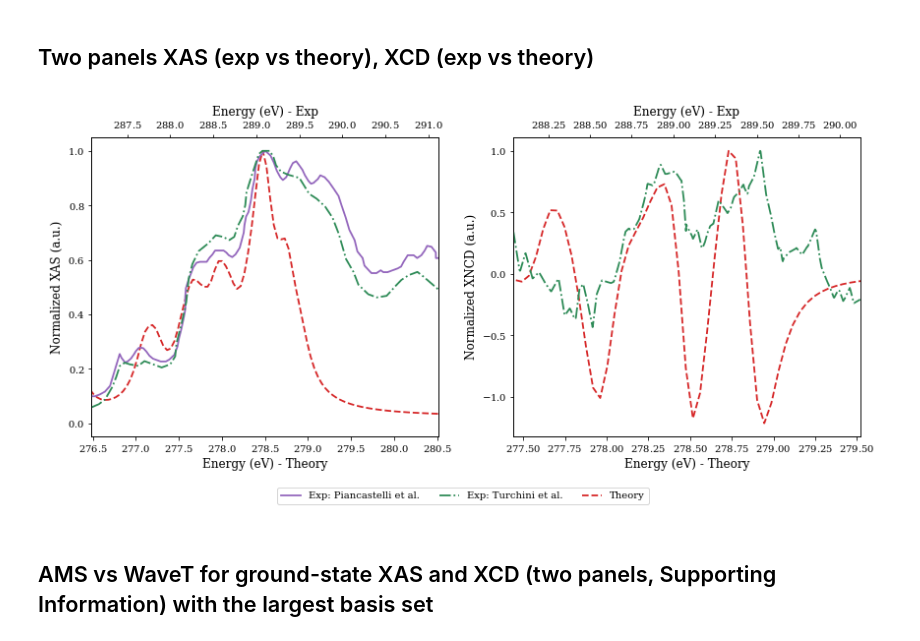
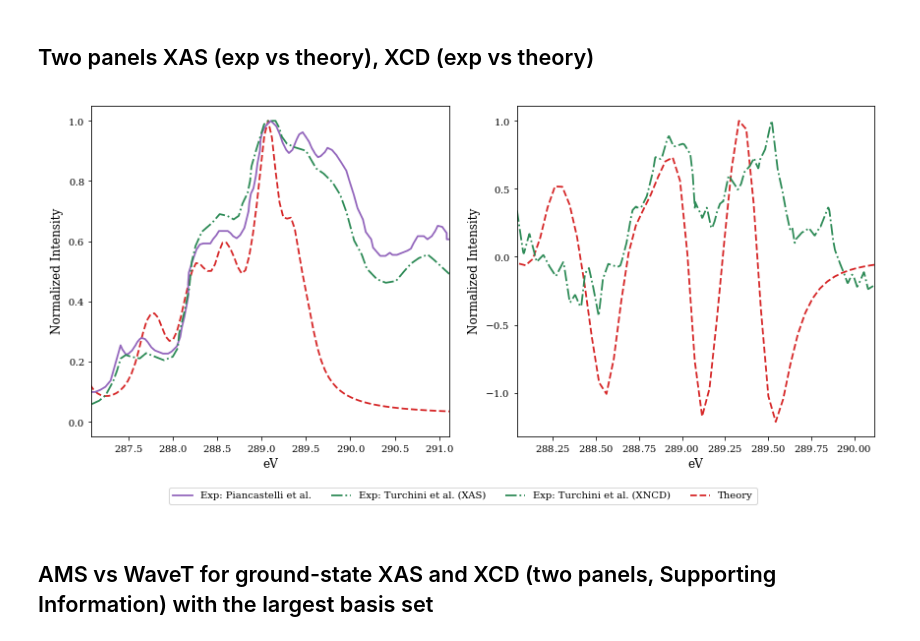
Before and after one commit to Spoksonat/article-xas-xncd, a Jupyter notebook: notebooks/plots.ipynb, the cells around one changed output. Drawn from its saved outputs; the diff is of its cells as text; code cells hidden in the pictures.

Commit message:
Labels updated

```diff
--- a/notebooks/plots.ipynb
+++ b/notebooks/plots.ipynb
@@ -1301,91 +1231,75 @@ E_exp_XAS_piancastelli, XAS_exp_piancastelli = data_exp_XAS_piancastelli[:, 0],
 E_exp_XAS_turchini, XAS_exp_turchini = data_exp_XAS_turchini[:, 0]-0.1, data_exp_XAS_turchini[:, 1]
 E_exp_XCD_turchini, XCD_exp_turchini = data_exp_XCD_turchini[:, 0]-0.1, data_exp_XCD_turchini[:, 1]
 # %%
-fig = plt.figure(figsize=(12, 6))
+fig, (ax1, ax2) = plt.subplots(1, 2, figsize=(12, 6))
+
+# Align calculated spectra to the experimental photon-energy scale (same offset as previous twin-x setup)
+shift_ev = 10.6
 
 # Consistent styles by source across all subplots
 style_piancastelli = {"color": "tab:purple", "linestyle": "-", "linewidth": 1.8}
 style_turchini = {"color": "#2E8B57", "linestyle": "-.", "linewidth": 1.8}
 style_theory = {"color": "#d62728", "linestyle": "--", "linewidth": 1.8}
 
-# Subplot 1: XAS (single Y axis)
-ax1_calc = fig.add_subplot(1, 2, 1)
-ax1_exp = ax1_calc.twiny()
-
-# Calculated spectrum -> bottom X + shared Y
-line_calc_xas, = ax1_calc.plot(
-    E_gas_xas_bs2_gs_lg,
+# Subplot 1: XAS (single X, single Y)
+line_calc_xas, = ax1.plot(
+    E_gas_xas_bs2_gs_lg + shift_ev,
     xas_bs2_gs_lg / np.max(xas_bs2_gs_lg),
     label="Theory",
     **style_theory,
 )
-ax1_calc.set_xlim(E_exp_XAS_turchini.min() - 10.6, E_exp_XAS_turchini.max() - 10.6)
-ax1_calc.set_xlabel("Energy (eV) - Theory")
-ax1_calc.set_ylabel("Normalized XAS (a.u.)")
-
-# Experimental spectra -> top X + shared Y
-line_exp_pia, = ax1_exp.plot(
+line_exp_pia, = ax1.plot(
     E_exp_XAS_piancastelli,
     XAS_exp_piancastelli / np.max(XAS_exp_piancastelli),
     label="Exp: Piancastelli et al.",
     **style_piancastelli,
 )
-line_exp_tur_xas, = ax1_exp.plot(
+line_exp_tur_xas, = ax1.plot(
     E_exp_XAS_turchini,
     XAS_exp_turchini / np.max(XAS_exp_turchini),
-    label="Exp: Turchini et al.",
+    label="Exp: Turchini et al. (XAS)",
     **style_turchini,
 )
-ax1_exp.set_xlim(E_exp_XAS_turchini.min(), E_exp_XAS_turchini.max())
-ax1_exp.set_xlabel("Energy (eV) - Exp")
+ax1.set_xlim(E_exp_XAS_turchini.min(), E_exp_XAS_turchini.max())
+ax1.set_xlabel("eV")
+ax1.set_ylabel("Normalized Intensity")
+ax1.ticklabel_format(style="plain", axis="x", useMathText=True)
+ax1.ticklabel_format(style="sci", axis="y", scilimits=(0, 0), useMathText=True)
 
-# Scientific notation style as in previous notebook plots
-ax1_calc.ticklabel_format(style="sci", axis="y", scilimits=(0, 0), useMathText=True)
-for ax in (ax1_calc, ax1_exp):
-    ax.ticklabel_format(style="plain", axis="x", useMathText=True)
-
-# Subplot 2: XCD (single Y axis)
-ax2_calc = fig.add_subplot(1, 2, 2)
-ax2_exp = ax2_calc.twiny()
-
-# Calculated spectrum -> bottom X + shared Y
-line_calc_xcd, = ax2_calc.plot(
-    E_gas_xcd_bs2_gs_lg,
+# Subplot 2: XCD (single X, single Y)
+line_calc_xcd, = ax2.plot(
+    E_gas_xcd_bs2_gs_lg + shift_ev,
     xcd_bs2_gs_lg / np.max(xcd_bs2_gs_lg),
     label="Theory",
     **style_theory,
 )
-ax2_calc.set_xlim(E_exp_XCD_turchini.min() - 10.6, E_exp_XCD_turchini.max() - 10.6)
-ax2_calc.set_xlabel("Energy (eV) - Theory")
-ax2_calc.set_ylabel("Normalized XNCD (a.u.)")
-
-# Experimental spectrum -> top X + shared Y
-line_exp_tur_xcd, = ax2_exp.plot(
+line_exp_tur_xcd, = ax2.plot(
     E_exp_XCD_turchini,
     XCD_exp_turchini / np.max(XCD_exp_turchini),
-    label="Exp: Turchini et al.",
+    label="Exp: Turchini et al. (XNCD)",
     **style_turchini,
 )
-ax2_exp.set_xlim(E_exp_XCD_turchini.min(), E_exp_XCD_turchini.max())
-ax2_exp.set_xlabel("Energy (eV) - Exp")
-
-ax2_calc.ticklabel_format(style="sci", axis="y", scilimits=(0, 0), useMathText=True)
-for ax in (ax2_calc, ax2_exp):
-    ax.ticklabel_format(style="plain", axis="x", useMathText=True)
+ax2.set_xlim(E_exp_XCD_turchini.min(), E_exp_XCD_turchini.max())
+ax2.set_xlabel("eV")
+ax2.set_ylabel("Normalized Intensity")
+ax2.ticklabel_format(style="plain", axis="x", useMathText=True)
+ax2.ticklabel_format(style="sci", axis="y", scilimits=(0, 0), useMathText=True)
 
 # Single legend for the full figure (bottom)
+handles = [line_exp_pia, line_exp_tur_xas, line_exp_tur_xcd, line_calc_xas]
+labels = [h.get_label() for h in handles]
 fig.legend(
-    handles=[line_exp_pia, line_exp_tur_xas, line_calc_xas],
-    labels=["Exp: Piancastelli et al.", "Exp: Turchini et al.", "Theory"],
+    handles,
+    labels,
     loc="lower center",
-    ncol=3,
+    ncol=4,
     frameon=True,
     bbox_to_anchor=(0.5, 0.02),
 )
 
 fig.tight_layout(rect=(0, 0.08, 1, 1))
 # %% [output]
-[figure, old version]
+[figure, new version]
 # %% [markdown]
 ## AMS vs WaveT for ground-state XAS and XCD (two panels, Supporting Information) with the largest basis set
 # %%
```
Also changed, not shown: parts of 12 cells of this notebook.
